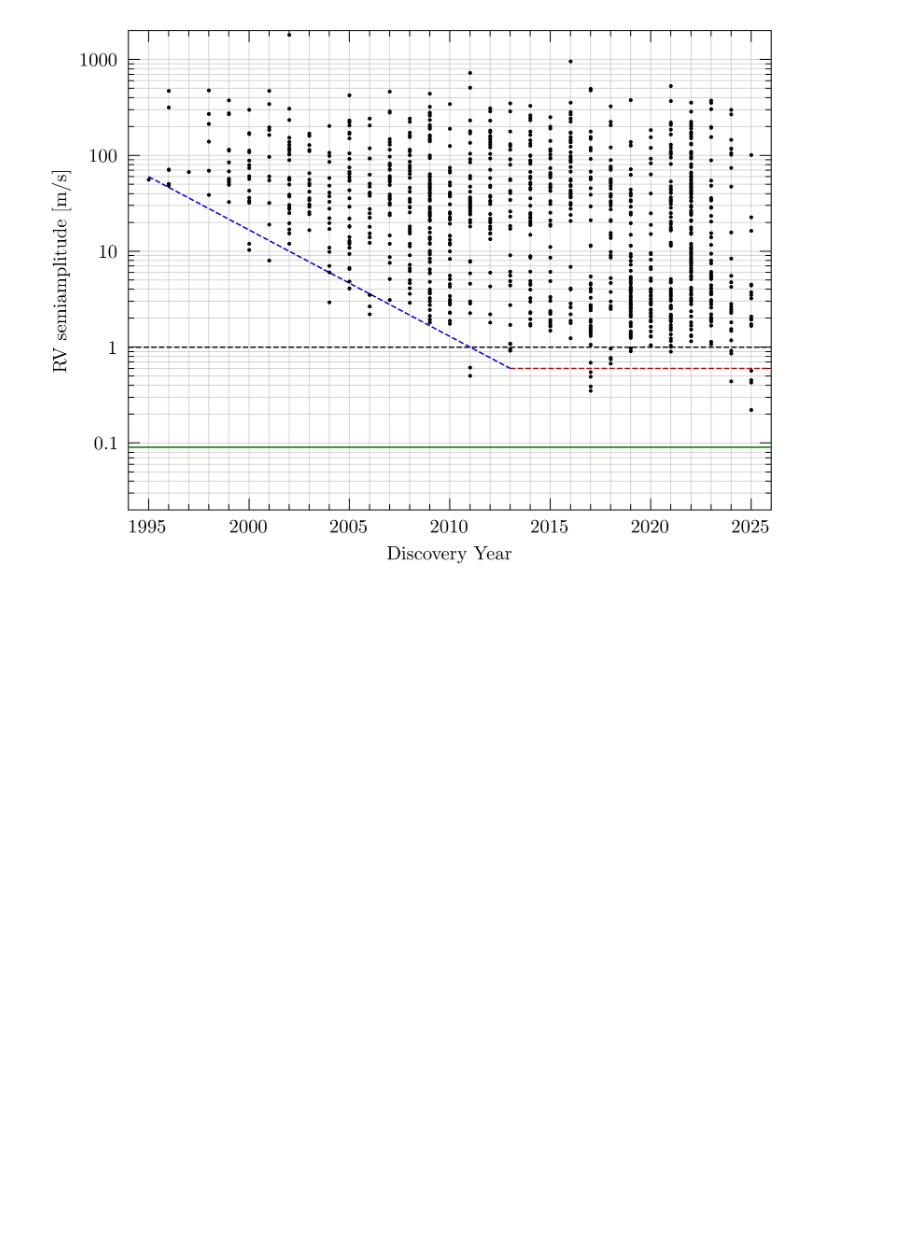
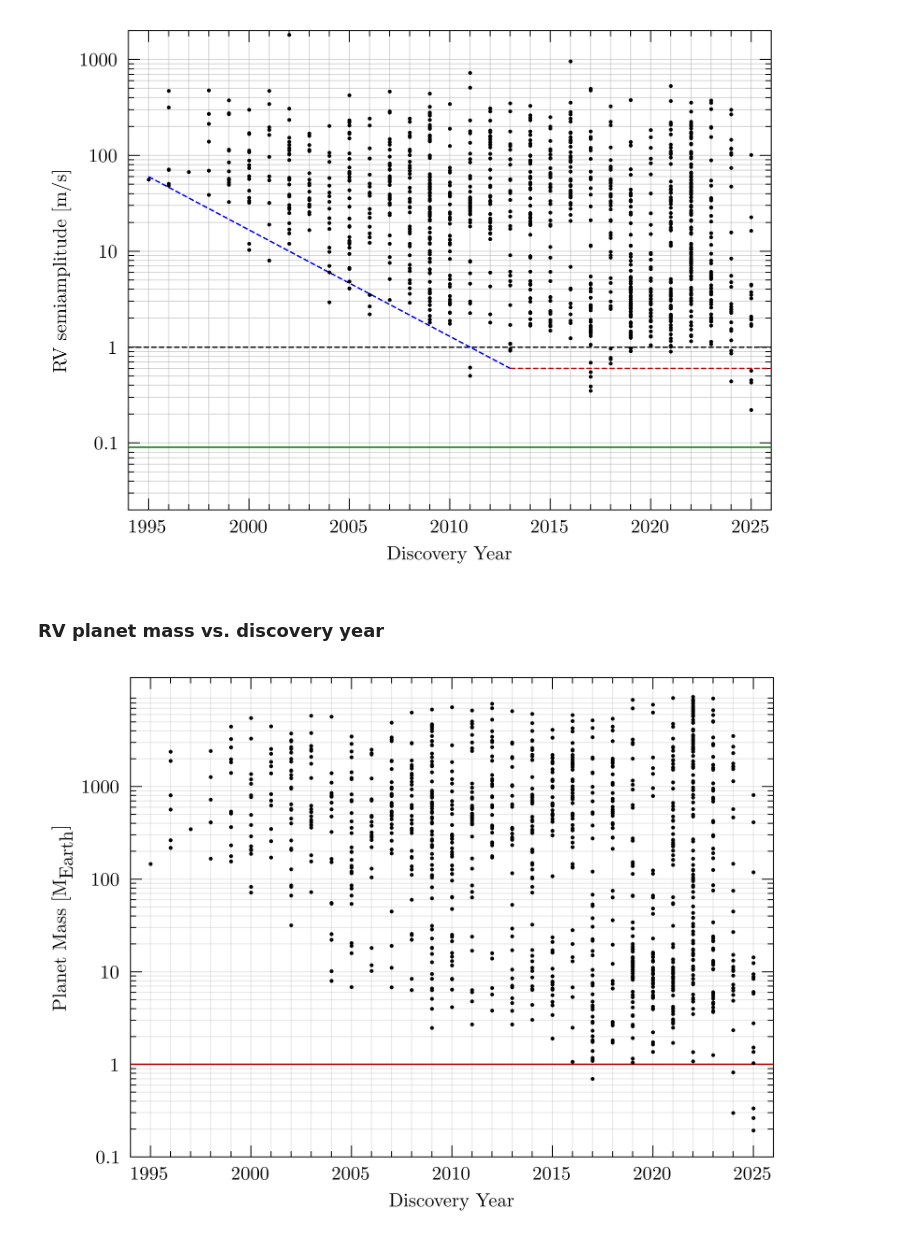
Before and after one commit to rwpogge/TeachingGraphics, a Jupyter notebook: Exoplanets/rvHistory.ipynb, the cells around one changed output. Cells and saved outputs as stored; diff of their text form; code cells hidden in the pictures; blank space fills up the shorter version.

```diff
--- a/Exoplanets/rvHistory.ipynb
+++ b/Exoplanets/rvHistory.ipynb
@@ -83,16 +83,20 @@ units of meters/second.
 # %%
 exoData = NasaExoplanetArchive.query_criteria(table="pscomppars",
                                               where="discoverymethod like 'Radial Velocity'",
-                                              select="disc_year,pl_rvamp")
+                                              select="disc_year,pl_rvamp,pl_bmasse")
 
 discYear = np.array(exoData['disc_year'])
 rvSemi = np.array(exoData['pl_rvamp'])
+plMass = np.array(exoData['pl_bmasse'])
 
 dyMin = np.min(discYear) - 1.0
 dyMax = np.max(discYear) + 1.0
 
 rvMin = 0.02 # m/s
 rvMax = 2000.0 # m/s
+
+mMin = 0.1 # M_earth
+mMax = 1.5e4 # M_earth
 
 # other numbers
 
@@ -102,4 +106,4 @@ rv1995 = 60.0 # m/s
 
 yrFloor = 2013
 
-plotFile = f"rvDiscovery_{np.max(discYear):.0f}.png"
+print(f"Retrieved data for {len(discYear)} RV planets.")
@@ -139,3 +149,38 @@ plt.savefig(plotFile,bbox_inches='tight',facecolor='white')
 plt.show()
 # %% [output]
 [figure]
+# %% [markdown]
+### RV planet mass  vs. discovery year
+# %%
+plotFile = f"rvMasses_{np.max(discYear):.0f}.png"
+
+fig,ax = plt.subplots(figsize=(wInches,hInches),dpi=dpi)
+
+ax.tick_params('both',length=6,width=lwidth,which='major',direction='in',top='on',right='on')
+ax.tick_params('both',length=3,width=lwidth,which='minor',direction='in',top='on',right='on')
+
+# Limits
+
+ax.set_xlim(dyMin,dyMax)
+ax.xaxis.set_major_locator(MultipleLocator(5))
+ax.xaxis.set_minor_locator(MultipleLocator(1))
+ax.set_xlabel(r'Discovery Year',fontsize=axisFontSize)
+
+ax.set_ylim(mMin,mMax)
+ax.set_yscale('log')
+ax.set_yticks([0.1,1,10,100,1000])
+ax.set_yticklabels(['0.1','1','10','100','1000'])
+ax.set_ylabel(r'Planet Mass [M$_\textrm{Earth}$]',fontsize=axisFontSize)
+
+ax.plot(discYear,plMass,'o',ms=2,mfc='black',mec='None',mew=0.0,zorder=10)
+ax.grid(True,which='both',lw=0.5,alpha=0.3)
+
+ax.hlines([1.0],dyMin,dyMax,ls=['-'],colors=['#bb0000'],zorder=9,lw=0.75)
+
+# hardcopy
+
+plt.savefig(plotFile,bbox_inches='tight',facecolor='white')
+
+plt.show()
+# %% [output]
+[figure, added]
```
Also changed, not shown: parts of 5 cells of this notebook, 1 other file.
